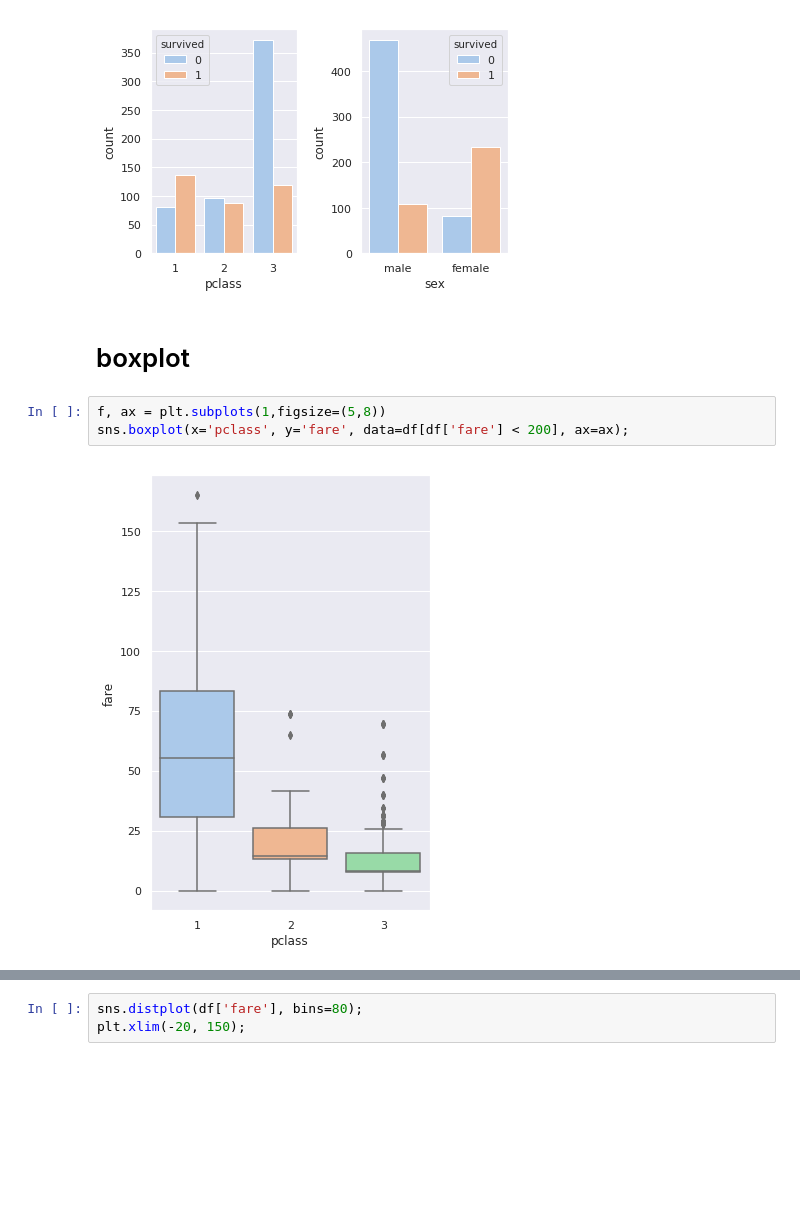
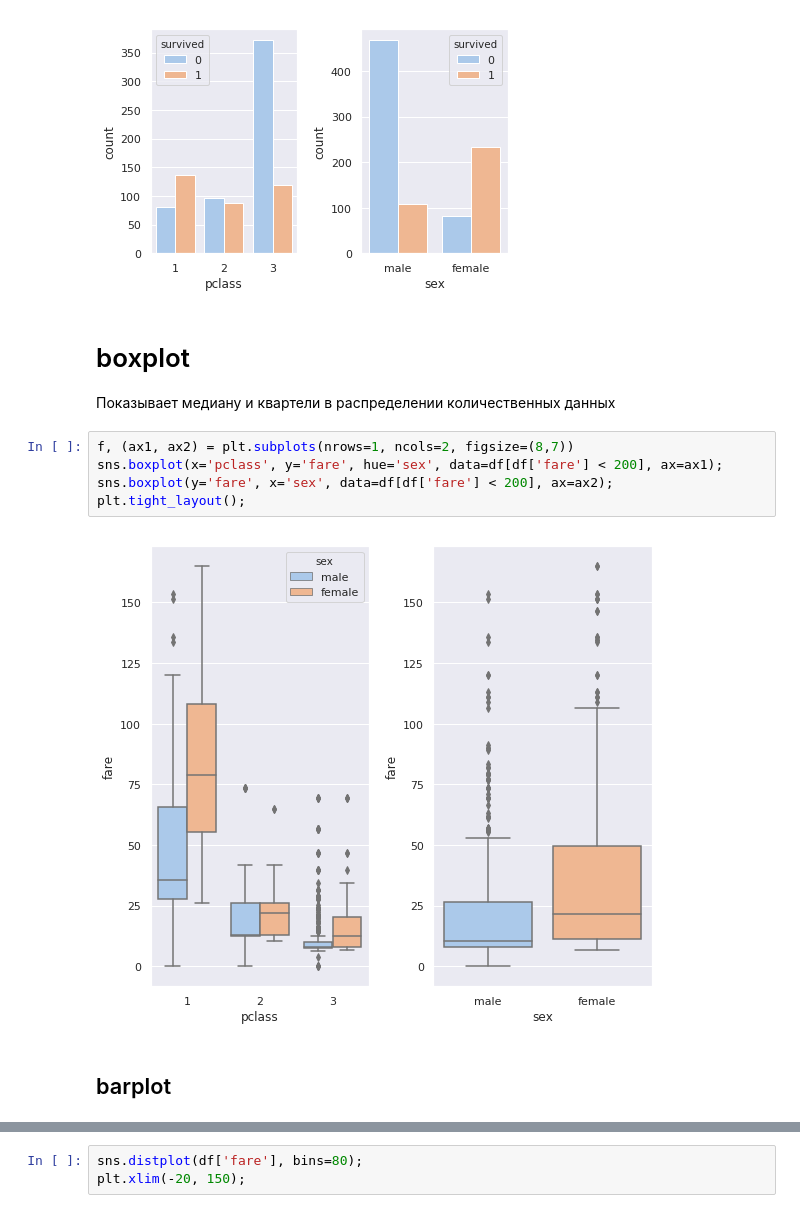
Before and after one commit to sdlm/titanic, a Jupyter notebook: titanic/kernel_2.ipynb, the cells around one changed output, grey strips where cells are left out. Drawn from its saved outputs; the diff is of its cells as text; blank space fills up the shorter version.

```diff
--- a/titanic/kernel_2.ipynb
+++ b/titanic/kernel_2.ipynb
@@ -26,10 +33,15 @@ sns.countplot('sex', hue='survived', data=df, ax=ax2);
 plt.tight_layout();
 # %% [output]
 [figure]
+# %% [markdown]
+# boxplot
+Показывает медиану и квартели в распределении количественных данных
+# %%
+f, (ax1, ax2) = plt.subplots(nrows=1, ncols=2, figsize=(8,7))
+sns.boxplot(x='pclass', y='fare', hue='sex', data=df[df['fare'] < 200], ax=ax1);
+sns.boxplot(y='fare', x='sex', data=df[df['fare'] < 200], ax=ax2);
+plt.tight_layout();
+# %% [output]
+[figure, added]
 # %% [markdown]
-# boxplot
+## barplot
-# %%
-f, ax = plt.subplots(1,figsize=(5,8))
-sns.boxplot(x='pclass', y='fare', data=df[df['fare'] < 200], ax=ax);
-# %% [output]
-[figure, removed]
```
Also changed, not shown: parts of 6 cells of this notebook.
